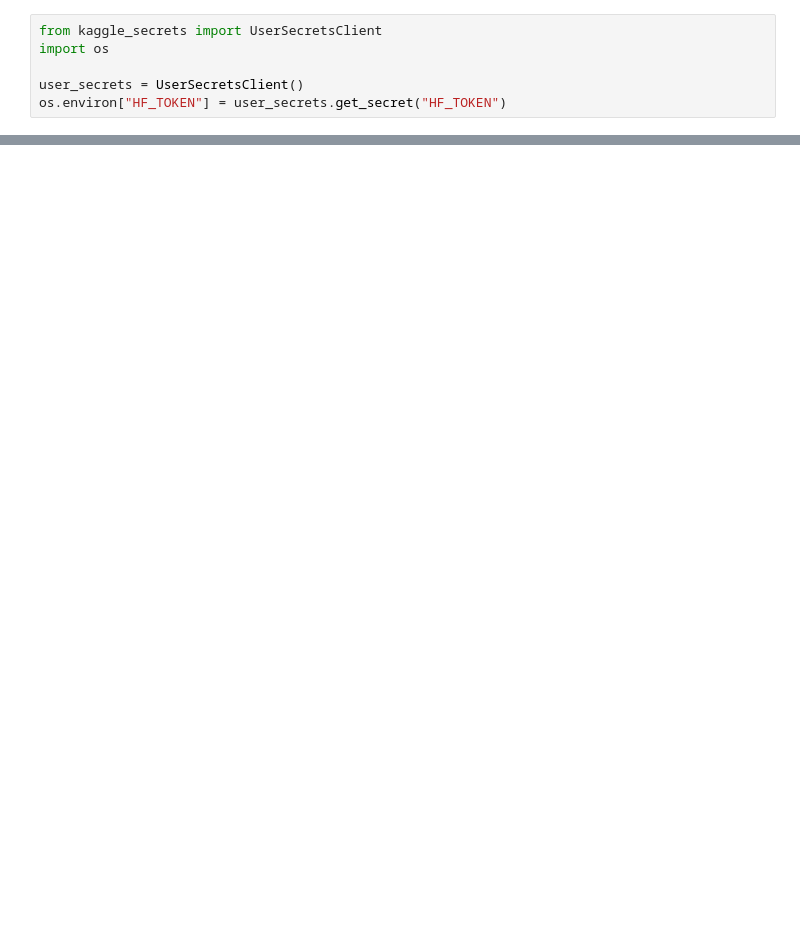
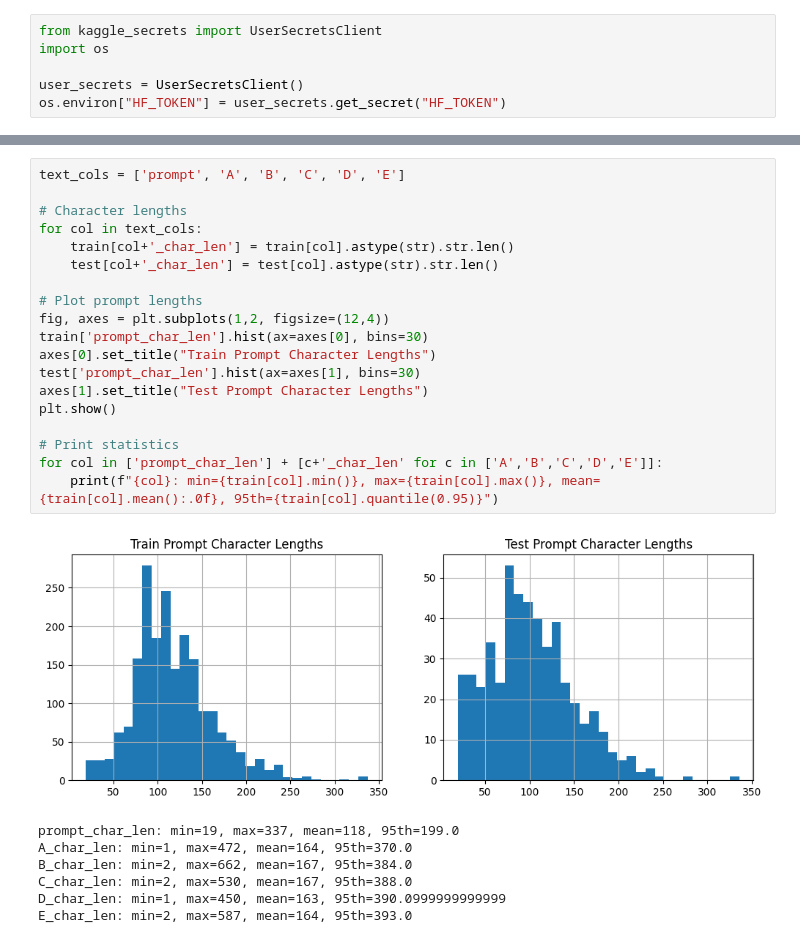
Before and after one commit to 23f3003322/dl-genai-26t2, a Jupyter notebook: dl-23f3003322-notebook-t22026.ipynb, the cells around one changed output, grey strips where cells are left out. Drawn from its saved outputs; the diff is of its cells as text; blank space fills up the shorter version.

```diff
--- a/dl-23f3003322-notebook-t22026.ipynb
+++ b/dl-23f3003322-notebook-t22026.ipynb
@@ -1294,0 +99,27 @@ display(df_comparison)
+# %%
+text_cols = ['prompt', 'A', 'B', 'C', 'D', 'E']
+
+# Character lengths
+for col in text_cols:
+    train[col+'_char_len'] = train[col].astype(str).str.len()
+    test[col+'_char_len'] = test[col].astype(str).str.len()
+
+# Plot prompt lengths
+fig, axes = plt.subplots(1,2, figsize=(12,4))
+train['prompt_char_len'].hist(ax=axes[0], bins=30)
+axes[0].set_title("Train Prompt Character Lengths")
+test['prompt_char_len'].hist(ax=axes[1], bins=30)
+axes[1].set_title("Test Prompt Character Lengths")
+plt.show()
+
+# Print statistics
+for col in ['prompt_char_len'] + [c+'_char_len' for c in ['A','B','C','D','E']]:
+    print(f"{col}: min={train[col].min()}, max={train[col].max()}, mean={train[col].mean():.0f}, 95th={train[col].quantile(0.95)}")
+# %% [output]
+[figure, added]
+prompt_char_len: min=19, max=337, mean=118, 95th=199.0
+A_char_len: min=1, max=472, mean=164, 95th=370.0
+B_char_len: min=2, max=662, mean=167, 95th=384.0
+C_char_len: min=2, max=530, mean=167, 95th=388.0
+D_char_len: min=1, max=450, mean=163, 95th=390.0999999999999
+E_char_len: min=2, max=587, mean=164, 95th=393.0
```
Also changed, not shown: parts of 60 cells of this notebook.
